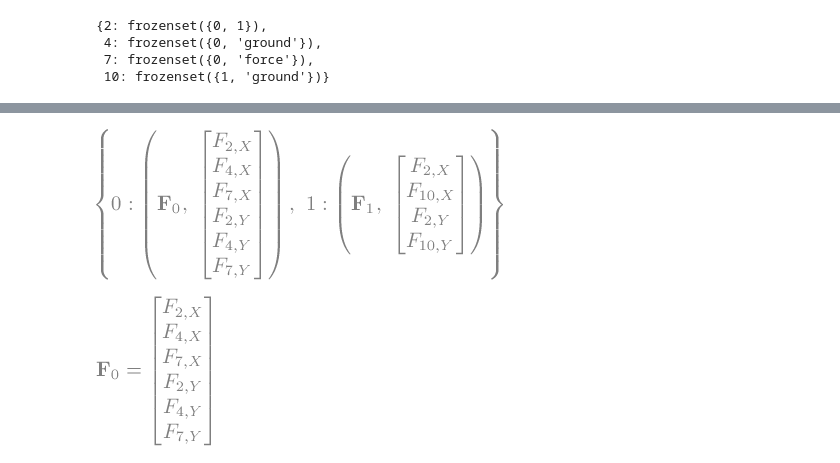
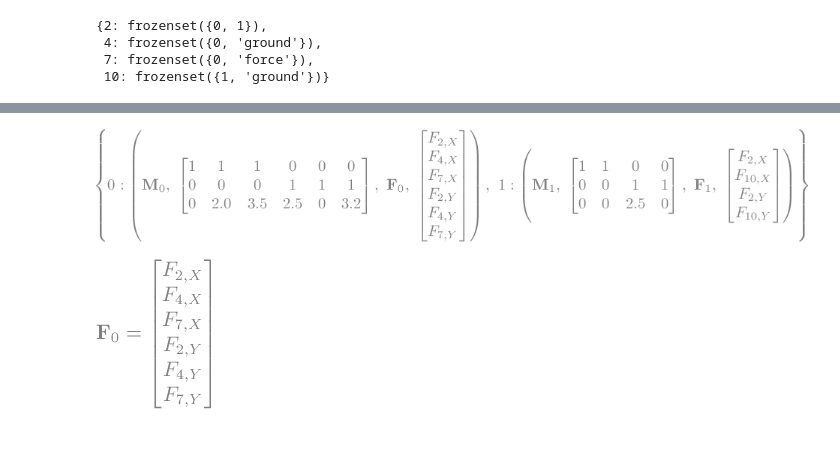
Before and after one commit to cstarkjp/ConceptualDesign, a Jupyter notebook: Notebooks/Demo.ipynb, the cells around one changed output, grey strips where cells are left out. Cells and saved outputs as stored; diff of their text form; code cells hidden in the pictures; blank space fills up the shorter version.

Commit message:
Prep matrices & vectors using SymPy to compute forces and moments for each member

```diff
--- a/Notebooks/Demo.ipynb
+++ b/Notebooks/Demo.ipynb
@@ -108,23 +115,31 @@ d_member_fvc = {
 # %%
+n_round = 6
 d_member_forceinfo = {
     member_: (
+        M := MatrixSymbol(r"\mathbf{M}"+f"_{member_}",3,len(fvc_),),
+        M_ := Matrix([
+            [1]*len(fvc_)+[0]*len(fvc_),
+            [0]*len(fvc_)+[1]*len(fvc_),
+            [np.round(graph.d_node_vertices[keynode_][0],n_round) for keynode_ in keynodes_]
+            +[np.round(graph.d_node_vertices[keynode_][1],n_round) for keynode_ in keynodes_]
+        ]),
         F := MatrixSymbol(r"\mathbf{F}"+f"_{member_}",len(fvc_),1),
         F_ := Matrix(
             [
                 fvxy_["X"]
                 for fvxy_ in fvc_
-            ] +
-            [
+            ] + [
                 fvxy_["Y"]
                 for fvxy_ in fvc_
             ]
         )
     )
-    for member_,fvc_ in d_member_fvc.items()
+    for ((member_,fvc_),(member_,keynodes_))
+    in zip(d_member_fvc.items(),geometry.d_member_keynodes.items())
 }
 d_member_forceinfo
 # %% [output]
-[figure, old version]
+[figure, new version]
 # %%
 member_ = 0
 keynodes_ = geometry.d_member_keynodes[member_]
```
Also changed, not shown: parts of 11 cells of this notebook, 2 other files.
